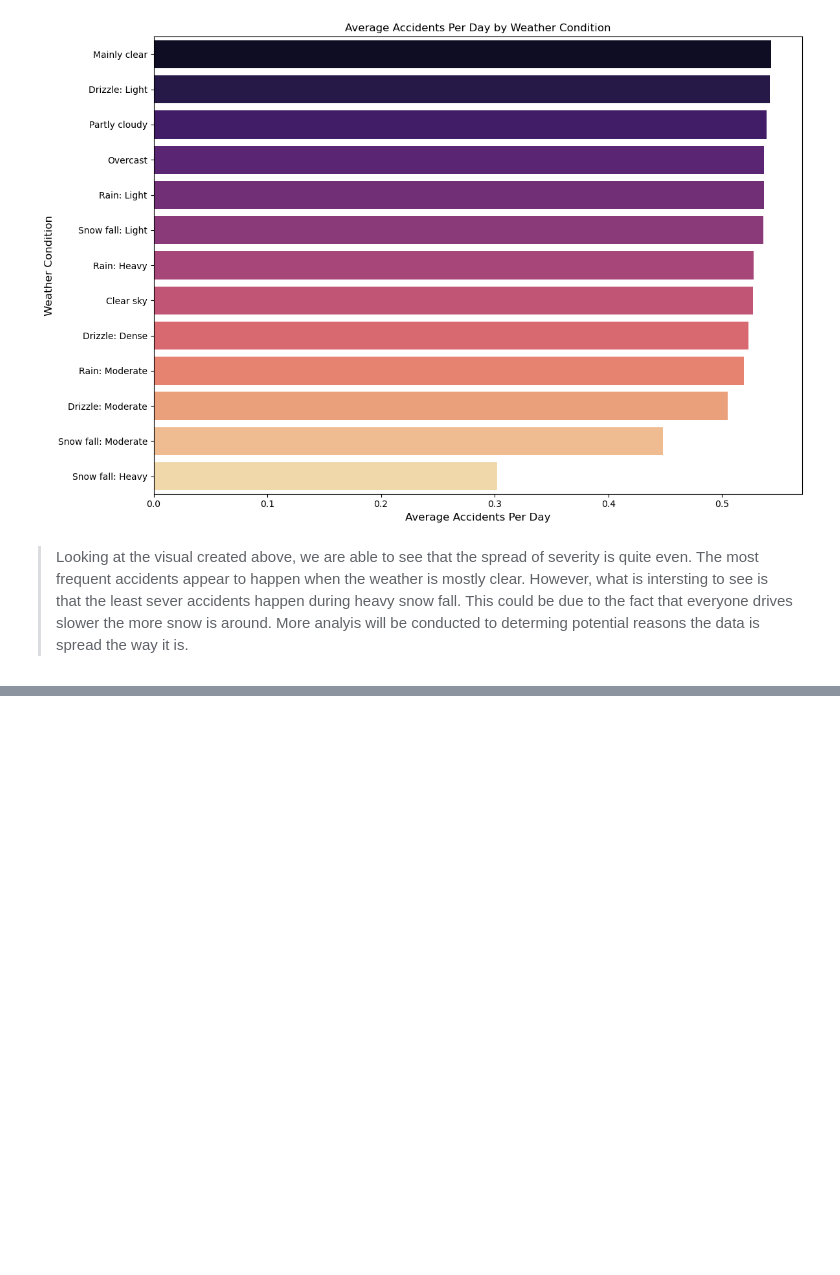
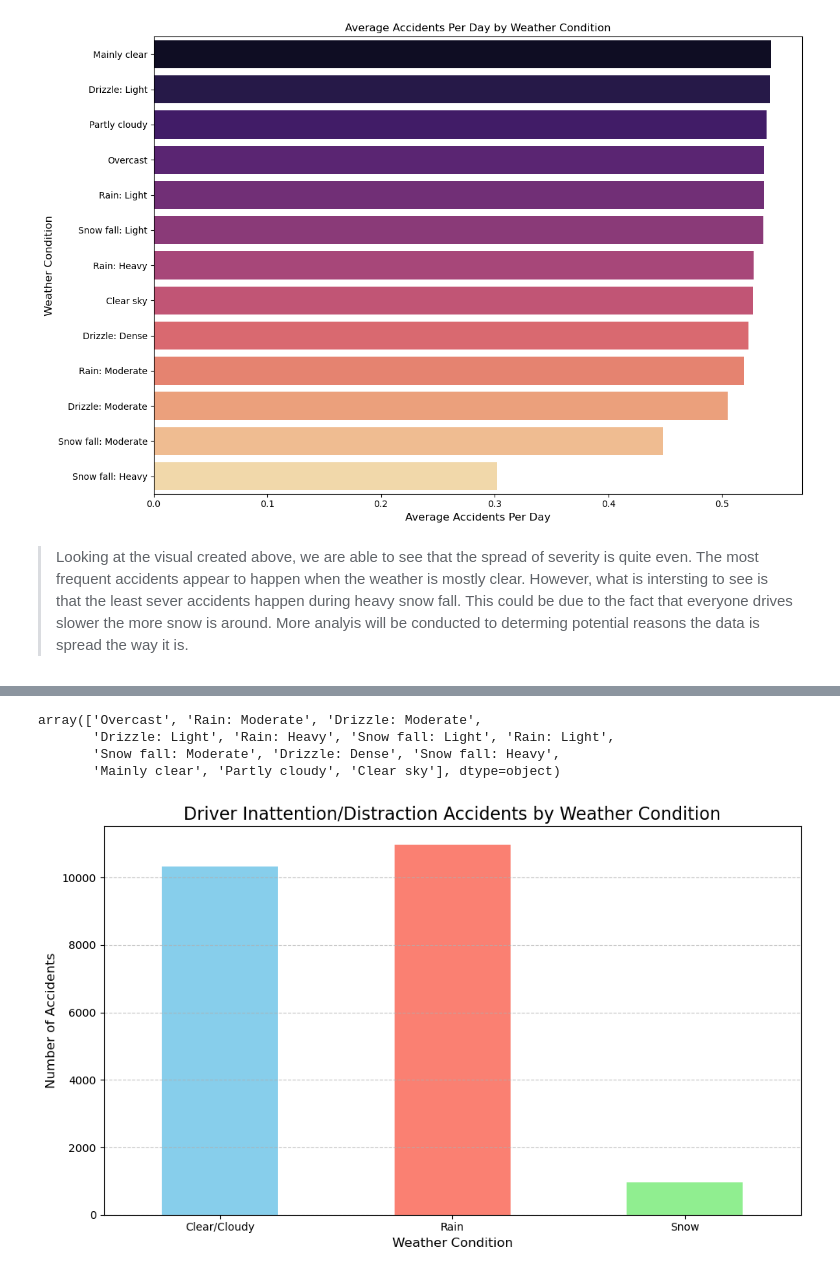
Before and after one commit to aha2270/Weather-Impact-on-Traffic-Accidents-NYC, a Jupyter notebook: Weather-Impact-Analysis.ipynb, the cells around one changed output, grey strips where cells are left out. Cells and saved outputs as stored; diff of their text form; code cells hidden in the pictures; blank space fills up the shorter version.

```diff
--- a/Weather-Impact-Analysis.ipynb
+++ b/Weather-Impact-Analysis.ipynb
@@ -927,0 +1081,44 @@ Passing `palette` without assigning `hue` is deprecated and will be removed in v
+# %%
+# Display all weather descriptions
+rain_and_distraction["Weather Description"].unique()
+# %% [output]
+array(['Overcast', 'Rain: Moderate', 'Drizzle: Moderate',
+       'Drizzle: Light', 'Rain: Heavy', 'Snow fall: Light', 'Rain: Light',
+       'Snow fall: Moderate', 'Drizzle: Dense', 'Snow fall: Heavy',
+       'Mainly clear', 'Partly cloudy', 'Clear sky'], dtype=object)
+# %%
+# Filter out rain and drizzle data
+rain_and_distraction["Weather Description"] = rain_and_distraction["Weather Description"].apply(
+    lambda x: 'Rain' if ('Rain' in x or "Drizzle" in x) else x
+)
+# %%
+# Funciton used to split weather condition into three categories (Clear, Rain, Snow)
+def categorize_weather(condition):
+    if 'rain' in condition.lower() or 'drizzle' in condition.lower():
+        return 'Rain'
+    elif 'snow' in condition.lower() or 'sleet' in condition.lower():
+        return 'Snow'
+    elif 'clear' in condition.lower() or 'cloudy' in condition.lower() or 'overcast' in condition.lower():
+        return 'Clear/Cloudy'
+# %%
+rain_and_distraction["WEATHER_CLEANED"] = rain_and_distraction["Weather Description"].apply(categorize_weather)
+# %%
+# Filters DataFrame to only include Driver Inattention/Distraction accidents
+rain_and_distraction = rain_and_distraction[rain_and_distraction["CONTRIBUTING FACTOR VEHICLE 1"] == "Driver Inattention/Distraction"].copy()
+
+# Count the occurances of this factor for each weather condition
+distraction_by_weather = rain_and_distraction["WEATHER_CLEANED"].value_counts()
+# %%
+# Visualize findings
+plt.figure(figsize=(10, 6))
+distraction_by_weather.sort_index().plot(kind="bar", color=['skyblue', 'salmon', 'lightgreen'])
+
+plt.title('Driver Inattention/Distraction Accidents by Weather Condition', fontsize=16)
+plt.xlabel('Weather Condition', fontsize=12)
+plt.ylabel('Number of Accidents', fontsize=12)
+plt.xticks(rotation=0)
+plt.grid(axis='y', linestyle='--', alpha=0.7)
+
+plt.tight_layout()
+# %% [output]
+[figure, added]
```
Also changed, not shown: parts of 26 cells of this notebook, 1 other file.
